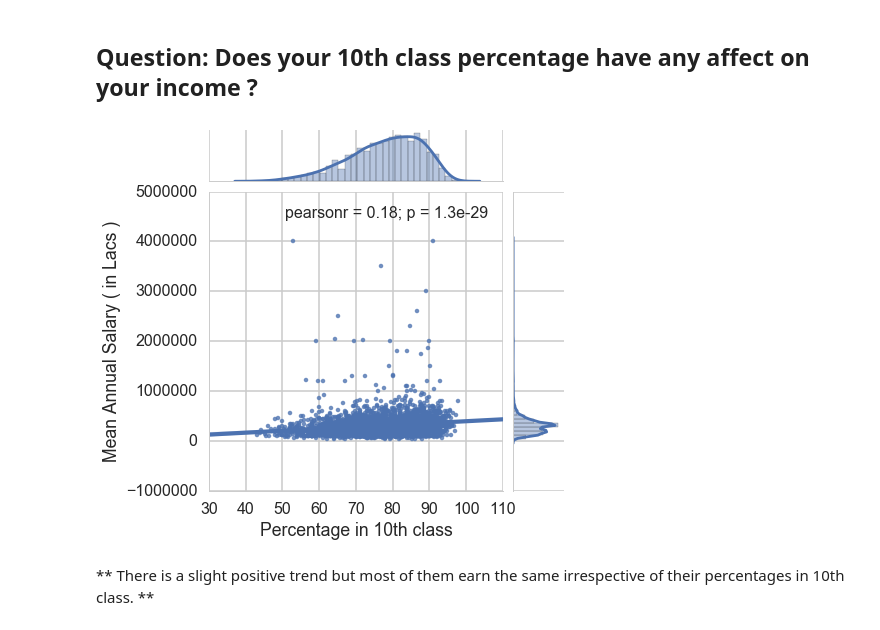
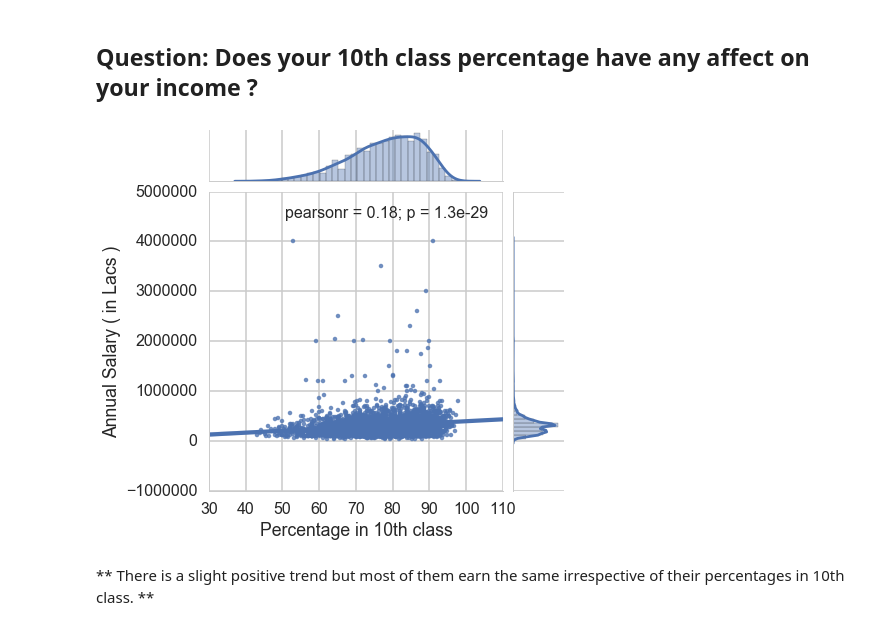
Before and after one commit to numb3r33/CoDS2016, a Jupyter notebook: CODS2016.ipynb, the cells around one changed output. Drawn from its saved outputs; the diff is of its cells as text; code cells hidden in the pictures.

```diff
--- a/CODS2016.ipynb
+++ b/CODS2016.ipynb
@@ -349,9 +364,9 @@ plt.title('Relationship between date of birth (years) and mean annual salary');
 # %%
 sns.jointplot(y="salary", x="10percentage", data=train, kind='reg')
 plt.xlabel('Percentage in 10th class')
-plt.ylabel('Mean Annual Salary ( in Lacs )');
+plt.ylabel('Annual Salary ( in Lacs )');
 # %% [output]
-[figure, old version]
+[figure, new version]
 # %% [markdown]
 ** There is a slight positive trend but most of them earn the same irrespective of their percentages in 10th class. **
 # %% [markdown]
```
Also changed, not shown: parts of 37 cells of this notebook, 2 other files.
